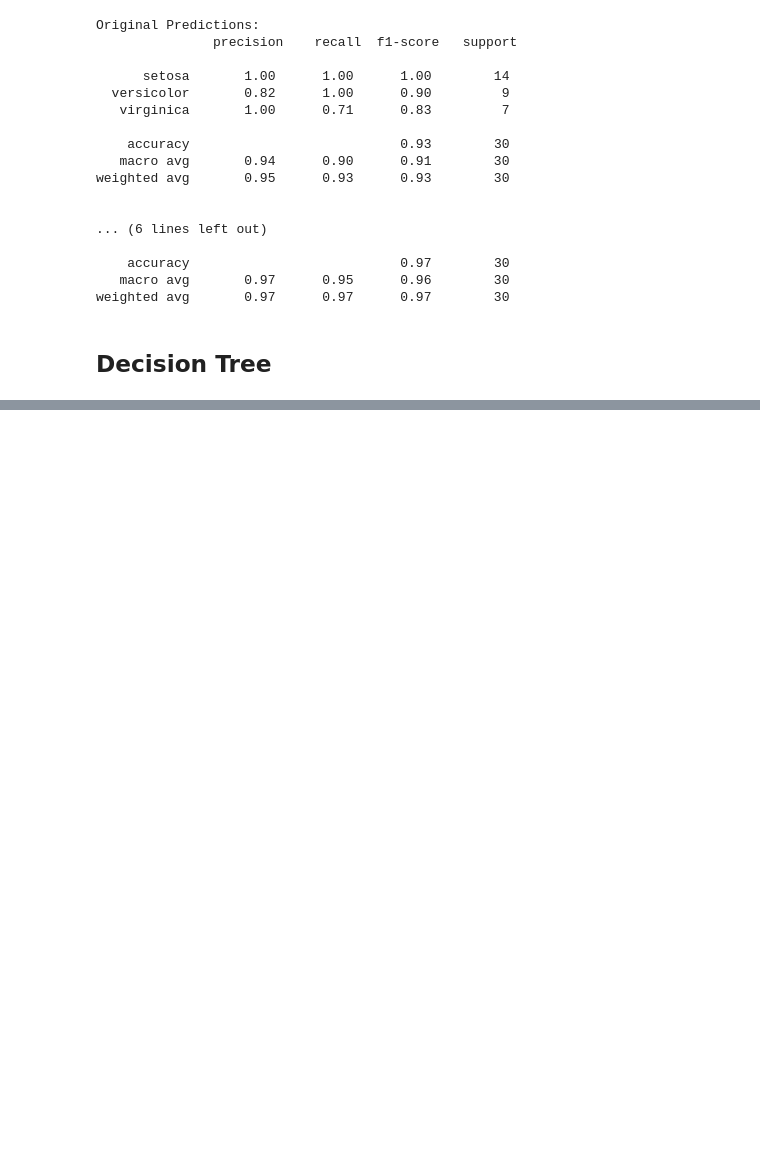
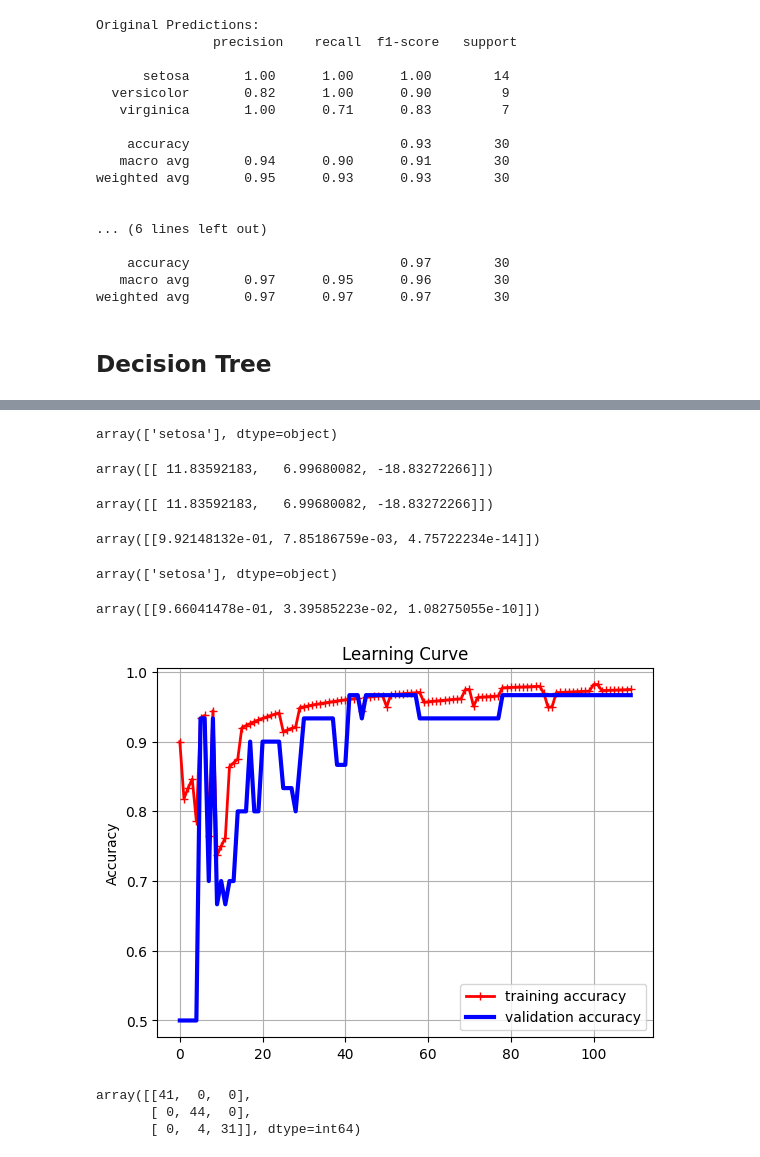
Before and after one commit to EdwinVivek/ML-hands-on-notebooks, a Jupyter notebook: iris-prediction.ipynb, the cells around one changed output, grey strips where cells are left out. Cells and saved outputs as stored; diff of their text form; code cells hidden in the pictures; blank space fills up the shorter version.

```diff
--- a/iris-prediction.ipynb
+++ b/iris-prediction.ipynb
@@ -663,0 +667,8 @@ print (gridcv.best_score_, gridcv.best_params_)
+# %%
+from sklearn.svm import SVC
+svm_clf = SVC()
+svm_clf.fit(X_train, y_train)
+
+y_test_numeric = np.array([class_mapping[label] for label in y_test])
+y_pred_svc = svm_clf.predict(X_test)
+accuracy_score(y_test, y_pred_svc)
@@ -663,0 +689,59 @@ print (gridcv.best_score_, gridcv.best_params_)
+# %%
+softmax_reg = LogisticRegression(multi_class="multinomial",solver="lbfgs", C=10)
+softmax_reg.fit(X_train, y_train)
+softmax_reg.predict(X_test[:1])
+# %% [output]
+array(['setosa'], dtype=object)
+# %%
+softmax_reg.decision_function(X_test[:1])
+# %% [output]
+array([[ 11.83592183,   6.99680082, -18.83272266]])
+# %%
+softmax_reg.decision_function(X_test[:1])
+# %% [output]
+array([[ 11.83592183,   6.99680082, -18.83272266]])
+# %%
+softmax_reg.predict_proba(X_test[:1])
+# %% [output]
+array([[9.92148132e-01, 7.85186759e-03, 4.75722234e-14]])
+# %%
+ovr_reg = LogisticRegression(multi_class="ovr",solver="liblinear", C=10)
+ovr_reg.fit(X_train, y_train)
+ovr_reg.predict(X_test[:1])
+# %% [output]
+array(['setosa'], dtype=object)
+# %%
+ovr_reg.predict_proba(X_test[:1])
+# %% [output]
+array([[9.66041478e-01, 3.39585223e-02, 1.08275055e-10]])
+# %%
+#learning curve
+def plot_learning_curves(model, X, y):
+    X_train, X_val, y_train, y_val = train_test_split(X, y, test_size=0.2)
+    train_acc, val_acc = [], []
+    for m in range(10, len(X_train)):
+        model.fit(X_train[:m], y_train[:m])
+        y_train_predict = model.predict(X_train[:m])
+        y_val_predict = model.predict(X_val)
+        train_acc.append(accuracy_score(y_train[:m], y_train_predict))
+        val_acc.append(accuracy_score(y_val, y_val_predict))
+    plt.plot(train_acc, "r-+", linewidth=2, label="training accuracy")
+    plt.plot(val_acc, "b-", linewidth=3, label="validation accuracy")
+    plt.ylabel("Accuracy")
+    plt.legend()
+    plt.grid(True)
+    plt.title("Learning Curve")
+    plt.show()
+
+plot_learning_curves(svm_clf, X, Y)
+# %% [output]
+[figure, added]
+# %%
+#error analysis
+y_train_pred =  cross_val_predict(svm_clf, X_train, y_train, cv=3)
+conf_mx = confusion_matrix(y_train, y_train_pred)
+conf_mx
+# %% [output]
+array([[41,  0,  0],
+       [ 0, 44,  0],
+       [ 0,  4, 31]], dtype=int64)
```
Also changed, not shown: parts of 10 cells of this notebook, 3 other files.
